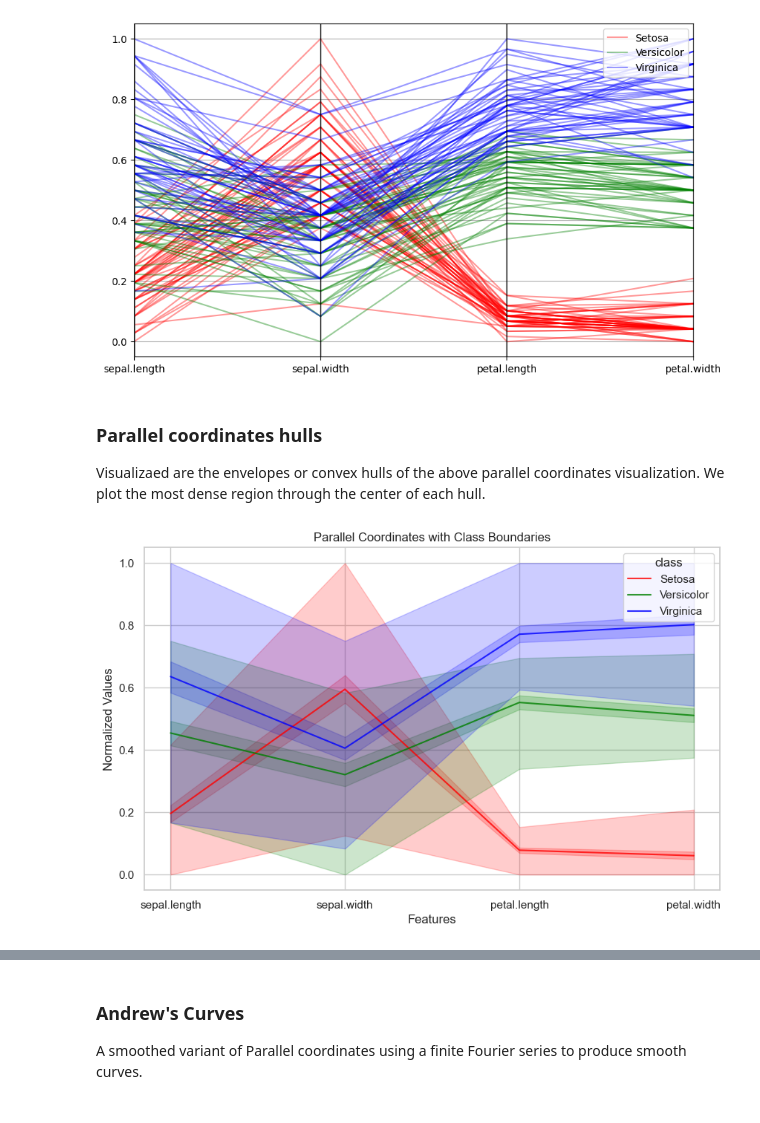
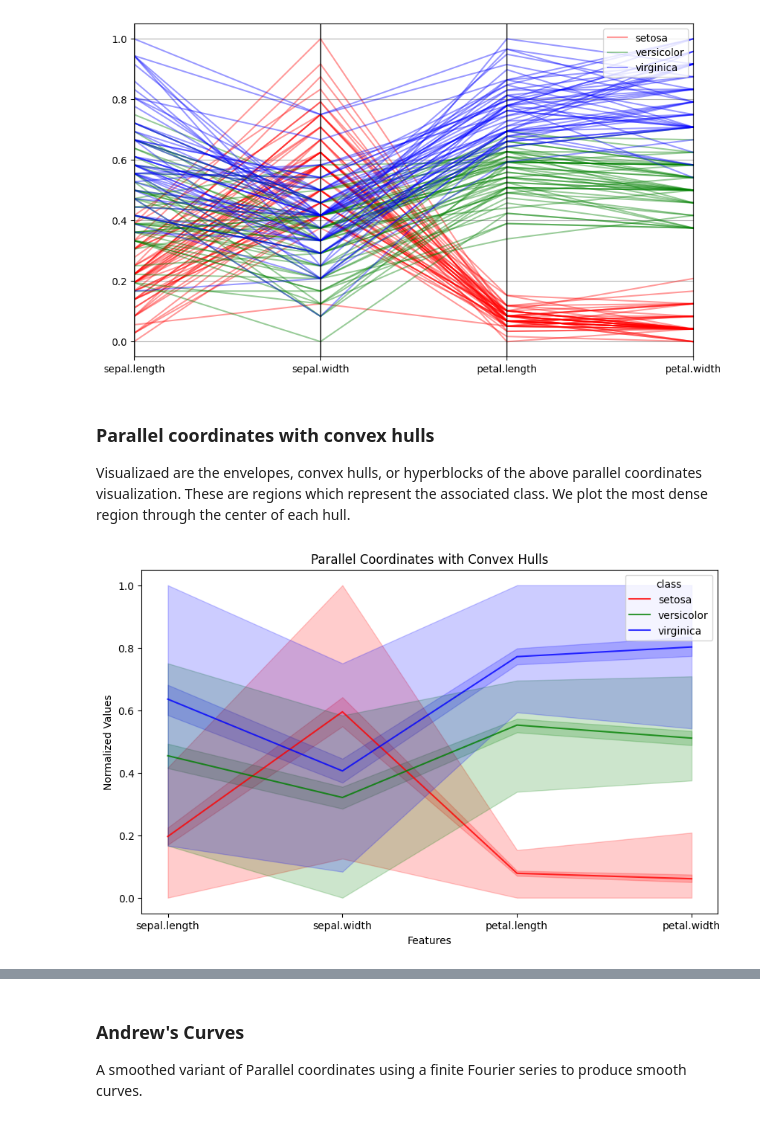
Before and after one commit to AvaAvarai/DataAnalysisNotebook, a Jupyter notebook: data_analysis.ipynb, the cells around one changed output, grey strips where cells are left out. Drawn from its saved outputs; the diff is of its cells as text; code cells hidden in the pictures.

```diff
--- a/data_analysis.ipynb
+++ b/data_analysis.ipynb
@@ -116,8 +117,9 @@ Colormap:
 fsize = (10, 6)  # figure size
 a = 0.4          # transparency
 
-# get the unique class names
-class_names = df['class'].unique()
+# get the unique class names and onvert class names to lowercase to match the colormap indexing
+df_normalized['class'] = df_normalized['class'].str.lower()
+class_names = df_normalized['class'].unique()
 
 # Set the color map based on the number of classes in the 'class' column
 class_names = [name.lower() for name in class_names]
@@ -163,36 +165,34 @@ plt.show()
 # %% [output]
 [figure]
 # %% [markdown]
-### Parallel coordinates hulls
+### Parallel coordinates with convex hulls
 
-Visualizaed are the envelopes or convex hulls of the above parallel coordinates visualization. We plot the most dense region through the center of each hull.
+Visualizaed are the envelopes, convex hulls, or hyperblocks of the above parallel coordinates visualization. These are regions which represent the associated class. We plot the most dense region through the center of each hull.
 # %%
 # Melt the DataFrame for seaborn
 df_melted = df_normalized.melt(id_vars='class', var_name='Features', value_name='Normalized Values')
 
 # Set the size of the plot
 plt.figure(figsize=fsize)
-# Set the style of the plot
-sns.set(style="whitegrid")
 
 # Plot the parallel coordinates
 sns.lineplot(data=df_melted, x='Features', y='Normalized Values', hue='class', palette=cmap, alpha=0.8)
 
 # Calculate and plot class boundaries
 for class_name in df_normalized['class'].unique():
     subset = df_normalized[df_normalized['class'] == class_name].drop(columns='class')
     min_values = subset.min()
     max_values = subset.max()
 
     # Plot the fill between the min and max values
     plt.fill_between(min_values.index, min_values, max_values, color=cmap[class_names.index(class_name.lower())], alpha=0.2)
 
 # Add title and labels
-plt.title("Parallel Coordinates with Class Boundaries")
+plt.title("Parallel Coordinates with Convex Hulls")
 plt.xlabel("Features")
 plt.ylabel("Normalized Values")
 
 # Show the plot
 plt.show()
 # %% [output]
-[figure, old version]
+[figure, new version]
```
Also changed, not shown: parts of 5 cells of this notebook, 1 other file.
